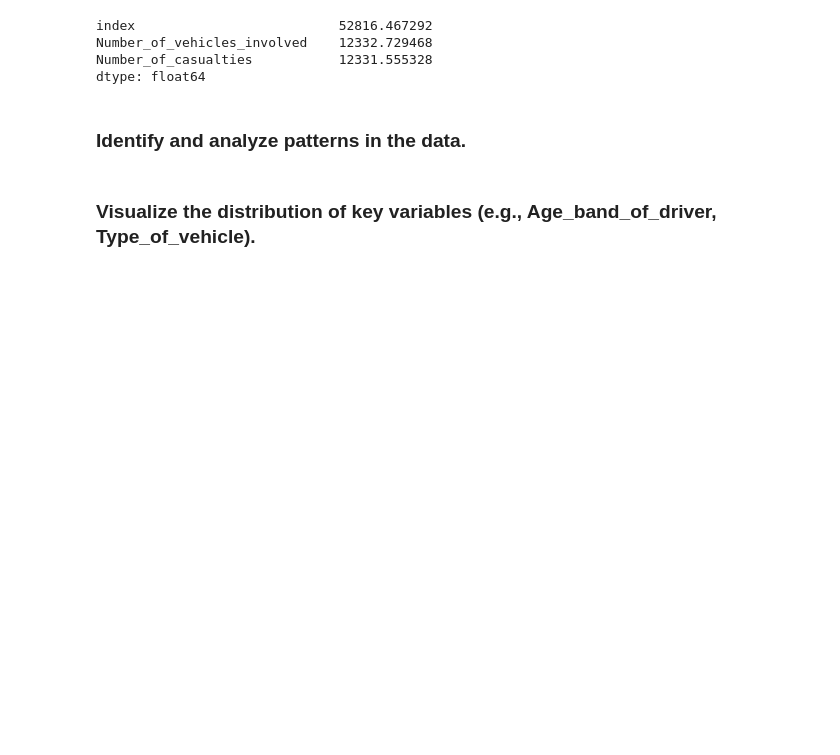
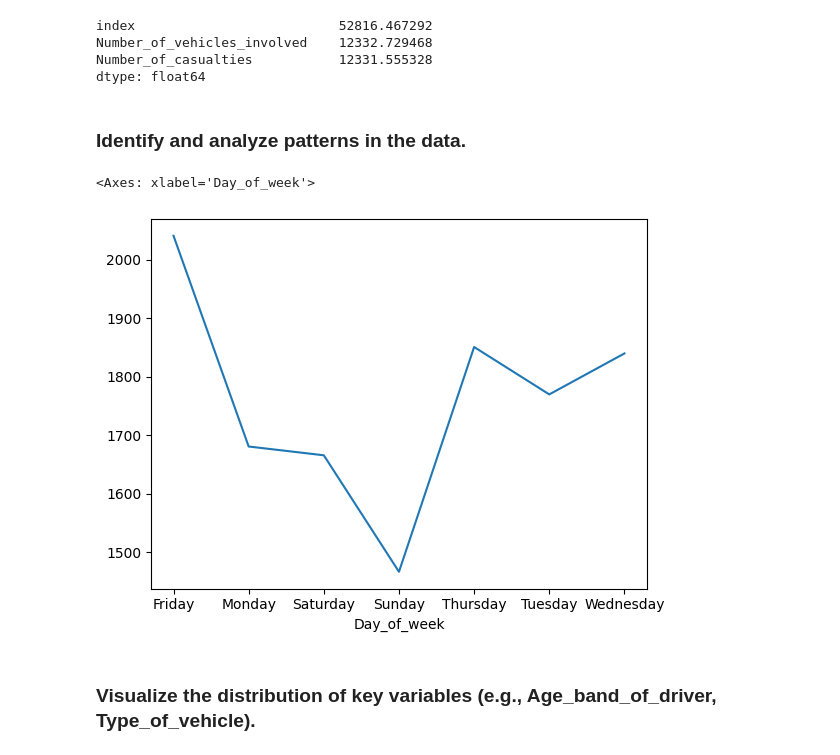
Before and after one commit to Aseelfawaz/ASEEL57, a Jupyter notebook: Task_(1)_Week_1.ipynb, the cells around one changed output. Saved outputs shown, nothing was run; the diff lists cells and outputs as text; code cells hidden in the pictures; blank space fills up the shorter version.

```diff
--- a/Task_(1)_Week_1.ipynb
+++ b/Task_(1)_Week_1.ipynb
@@ -94,3 +94,6 @@ df.head()
 5 rows × 32 columns
 # %% [markdown]
 ### Correct any inconsistent data entries.
+# %%
+ df=df.drop_duplicates()
+print(df)
@@ -122,6 +143,11 @@ Number_of_casualties           12331.555328
 dtype: float64
 # %% [markdown]
 ### Identify and analyze patterns in the data.
+# %%
+df['Day_of_week'].value_counts().sort_index().plot.line()
+# %% [output]
+<Axes: xlabel='Day_of_week'>
+[figure, added]
 # %% [markdown]
 ### Visualize the distribution of key variables (e.g., Age_band_of_driver, Type_of_vehicle).
 # %%
```
Also changed, not shown: parts of 5 cells of this notebook.
